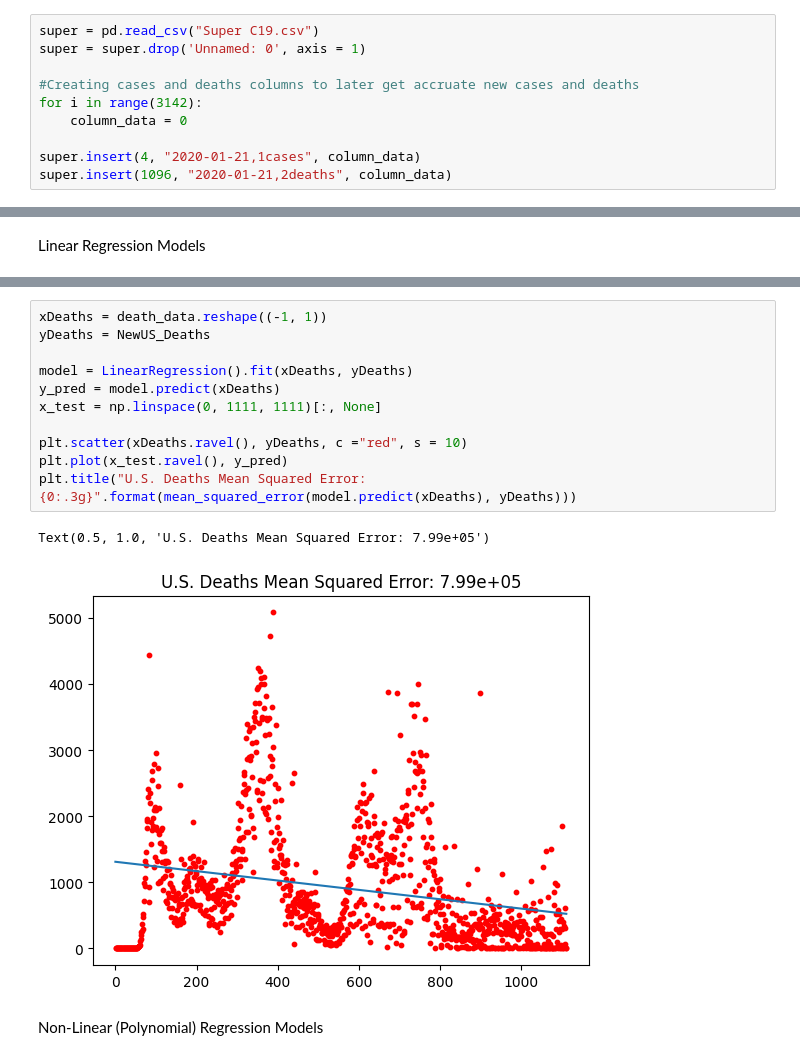
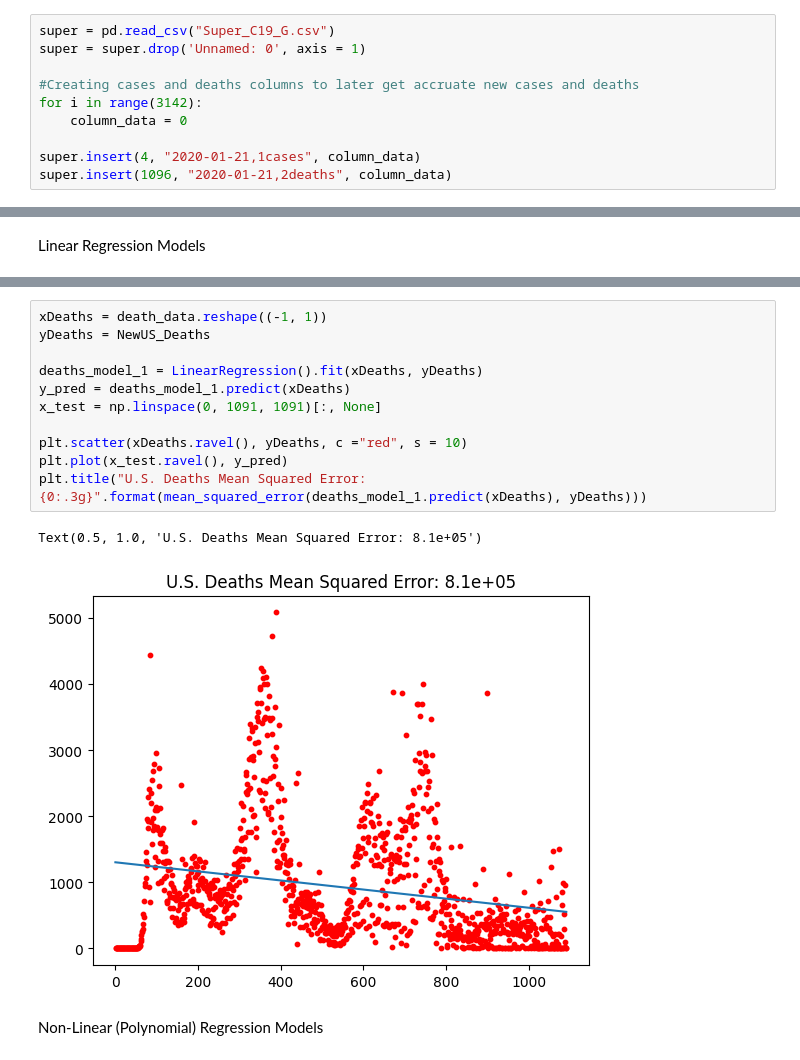
Before and after one commit to ssjung1/csc405-group-project, a Jupyter notebook: Project/src/team/Stage 4 Group.ipynb, the cells around one changed output, grey strips where cells are left out. Cells and saved outputs as stored; diff of their text form.

```diff
--- a/Project/src/team/Stage 4 Group.ipynb
+++ b/Project/src/team/Stage 4 Group.ipynb
@@ -8,7 +8,7 @@ from sklearn.linear_model import LinearRegression
 from sklearn.preprocessing import PolynomialFeatures
 from sklearn.metrics import mean_squared_error
 # %%
-super = pd.read_csv("Super C19.csv")
+super = pd.read_csv("Super_C19_G.csv")
 super = super.drop('Unnamed: 0', axis = 1)
 
 #Creating cases and deaths columns to later get accruate new cases and deaths
@@ -103,17 +103,17 @@ Text(0.5, 1.0, 'U.S. Cases Mean Squared Error: 1.64e+10')
 # %%
 xDeaths = death_data.reshape((-1, 1))
 yDeaths = NewUS_Deaths
 
-model = LinearRegression().fit(xDeaths, yDeaths)
-y_pred = model.predict(xDeaths)
-x_test = np.linspace(0, 1111, 1111)[:, None]
+deaths_model_1 = LinearRegression().fit(xDeaths, yDeaths)
+y_pred = deaths_model_1.predict(xDeaths)
+x_test = np.linspace(0, 1091, 1091)[:, None]
 
 plt.scatter(xDeaths.ravel(), yDeaths, c ="red", s = 10)
 plt.plot(x_test.ravel(), y_pred)
-plt.title("U.S. Deaths Mean Squared Error: {0:.3g}".format(mean_squared_error(model.predict(xDeaths), yDeaths)))
+plt.title("U.S. Deaths Mean Squared Error: {0:.3g}".format(mean_squared_error(deaths_model_1.predict(xDeaths), yDeaths)))
 # %% [output]
-Text(0.5, 1.0, 'U.S. Deaths Mean Squared Error: 7.99e+05')
+Text(0.5, 1.0, 'U.S. Deaths Mean Squared Error: 8.1e+05')
-[figure, old version]
+[figure, new version]
 # %% [markdown]
 Non-Linear (Polynomial) Regression Models
 # %%
```
Also changed, not shown: parts of 10 cells of this notebook.
